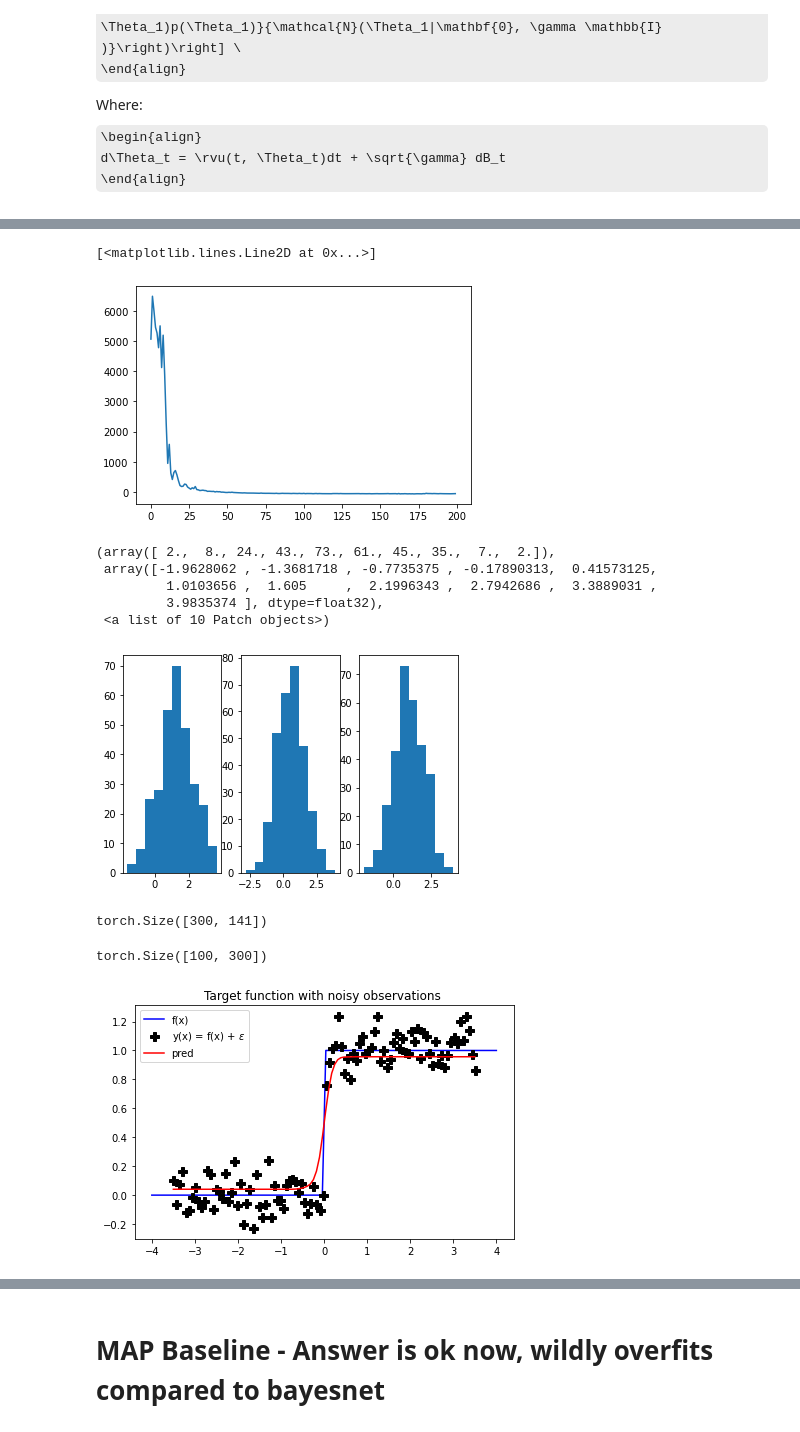
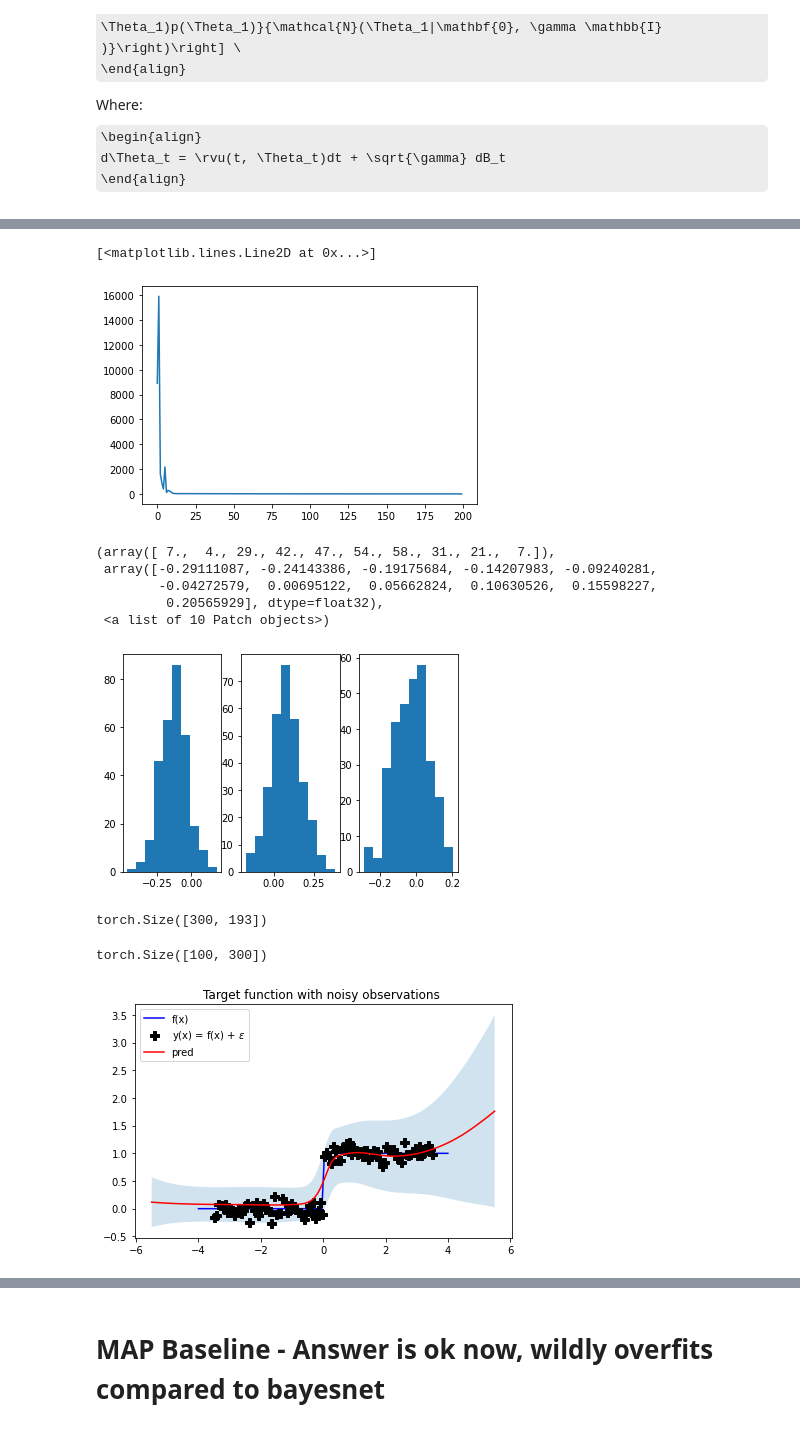
Before and after one commit to franciscovargas/ControlledFollmerDrift, a Jupyter notebook: notebooks/NonLinearRegressionExample.ipynb, the cells around one changed output, grey strips where cells are left out. Saved outputs shown, nothing was run; the diff lists cells and outputs as text; code cells hidden in the pictures; some formulas as TeX source.

```diff
--- a/notebooks/NonLinearRegressionExample.ipynb
+++ b/notebooks/NonLinearRegressionExample.ipynb
@@ -137,9 +137,9 @@ class OnedRegressionForwardNet(object):
         preds = torch.hstack(list(map(preds_func, Θ)))
         return preds
 # %%
-net = OnedRegressionForwardNet(1,1, device=device, depth=2, width=10)
+net = OnedRegressionForwardNet(1,1, device=device, depth=2, width=12)
 
-def ln_prior(Θ, σ_w=10):
+def ln_prior(Θ, σ_w=2):
     """
     Logistic regresion bayesian prior
     """
@@ -188,11 +184,11 @@ tensor(5867.1753, device='cuda:0', grad_fn=<MeanBackward0>)
 # %%
-γ = 1.0
-Δt = 0.05
+γ = 0.1
+Δt = 0.003
 t_size = int(math.ceil(1.0/Δt))
 ts = torch.linspace(0, 1, t_size).to(device)
 
 sde = FollmerSDE(dim, dim, no_posterior_samples  , γ=γ, device=device).to(device)
-optimizer = torch.optim.Adam(sde.μ.parameters(), lr=0.01, weight_decay =0.01)
+optimizer = torch.optim.Adam(sde.μ.parameters(), lr=0.05, weight_decay =0.01)
 #     optimizer = torch.optim.LBFGS(gpr.parameters(), lr=0.01)
 losses = []
 num_steps = 200
@@ -250,5 +246,5 @@ losses
 plt.plot(losses[:])
 # %% [output]
 [<matplotlib.lines.Line2D at 0x...>]
-[figure, old version]
+[figure, new version]
 # %%
@@ -255,25 +252,31 @@ plt.plot(losses[:])
 Θ_1 = torchsde.sdeint(sde, Θ_0, ts, dt=Δt)[-1,...]
 # %%
+torch.cuda.empty_cache()
 fig, (ax1,ax2,ax3) = plt.subplots(1,3)
 
 ax1.hist(Θ_1[:,0].cpu().detach().numpy())
 ax2.hist(Θ_1[:,1].cpu().detach().numpy())
 ax3.hist(Θ_1[:,2].cpu().detach().numpy())
 # %% [output]
-(array([ 2.,  8., 24., 43., 73., 61., 45., 35.,  7.,  2.]),
- array([-1.9628062 , -1.3681718 , -0.7735375 , -0.17890313,  0.41573125,
-         1.0103656 ,  1.605     ,  2.1996343 ,  2.7942686 ,  3.3889031 ,
-         3.9835374 ], dtype=float32),
+(array([ 7.,  4., 29., 42., 47., 54., 58., 31., 21.,  7.]),
+ array([-0.29111087, -0.24143386, -0.19175684, -0.14207983, -0.09240281,
+        -0.04272579,  0.00695122,  0.05662824,  0.10630526,  0.15598227,
+         0.20565929], dtype=float32),
  <a list of 10 Patch objects>)
-[figure, old version]
+[figure, new version]
 # %%
 # pred = net.map_forward(X_train, Θ_1.mean(dim=0).reshape(1,-1))#.mean(axis=1)
+end = 5.5
+X_train_2 = torch.linspace(-end, end, 100).reshape(-1,1).to(device)
 
-pred = net.map_forward(X_train, Θ_1).mean(axis=1)
+pred_ = net.map_forward(X_train_2, Θ_1)
+pred = pred_.mean(axis=1)
+
+σ  = pred_.std(axis=1)
 # %%
 Θ_1.shape
 # %% [output]
-torch.Size([300, 141])
+torch.Size([300, 193])
 # %%
  net.map_forward(X_train, Θ_1).shape
 # %% [output]
@@ -281,16 +284,19 @@ torch.Size([100, 300])
 # %%
 
 
 fig, ax = plt.subplots(figsize=(6, 4), tight_layout=True)
 ax.plot(X_test.detach().cpu(), f, 'b', label = 'f(x)')
 ax.plot(X_train.detach().cpu(), y_train.detach().cpu(), 'kP', ms = 9, label = 'y(x) = f(x) + $\epsilon$')
-ax.plot(X_train.detach().cpu(), pred.detach().cpu(), color="red", label="pred")
+ax.plot(X_train_2.detach().cpu(), pred.detach().cpu(), color="red", label="pred")
+
+σ_p , σ_m = (pred-2*σ).detach().cpu().numpy(), (pred+2*σ).detach().cpu().numpy()
+ax.fill_between(X_train_2.detach().cpu().flatten(), σ_p.flatten() , σ_m.flatten(), alpha=.2)
 ax.legend(loc = 'upper left')
 ax.set_title('Target function with noisy observations ')
 
 plt.show()
 # %% [output]
-[figure, old version]
+[figure, new version]
 # %%
 # net = OnedRegressionForwardNet(1,1, device=device, depth=3)
 # %%
```
Also changed, not shown: parts of 8 cells of this notebook, 1 other file.
